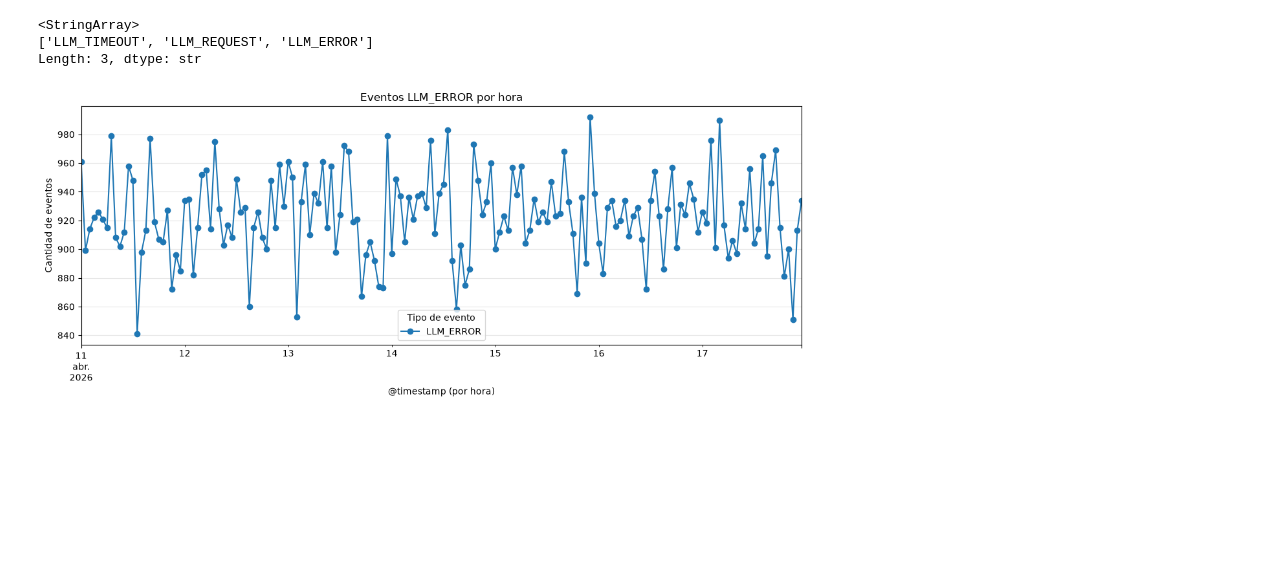
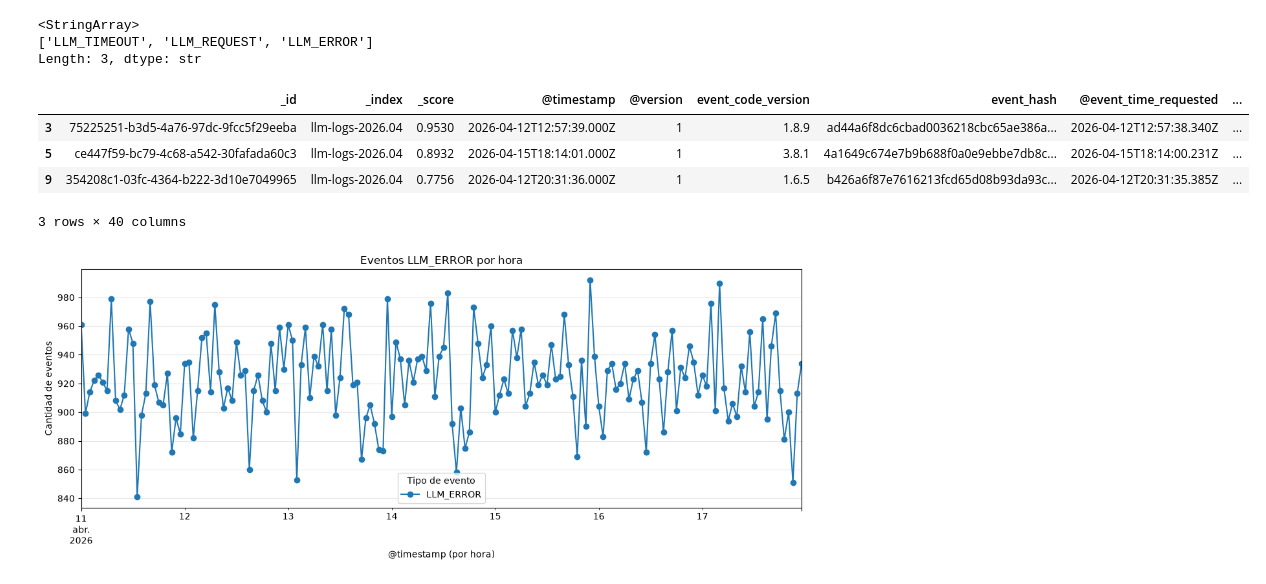
Before and after one commit to cr0ssd/RetoSAP, a Jupyter notebook: sandbox/analisis_descriptivo_Adrian.ipynb, the cells around one changed output. Saved outputs shown, nothing was run; the diff lists cells and outputs as text; code cells hidden in the pictures; blank space fills up the shorter version.

```diff
--- a/sandbox/analisis_descriptivo_Adrian.ipynb
+++ b/sandbox/analisis_descriptivo_Adrian.ipynb
@@ -114,3 +126,11 @@ Length: 3, dtype: str
+# %%
+df_llm.head(3)
+# %% [output]
+|  | _id | _index | _score | @timestamp | @version | event_code_version | event_hash | @event_time_requested | ... |
+| 3 | 75225251-b3d5-4a76-97dc-9fcc5f29eeba | llm-logs-2026.04 | 0.9530 | 2026-04-12T12:57:39.000Z | 1 | 1.8.9 | ad44a6f8dc6cbad0036218cbc65ae386a... | 2026-04-12T12:57:38.340Z | ... |
+| 5 | ce447f59-bc79-4c68-a542-30fafada60c3 | llm-logs-2026.04 | 0.8932 | 2026-04-15T18:14:01.000Z | 1 | 3.8.1 | 4a1649c674e7b9b688f0a0e9ebbe7db8c... | 2026-04-15T18:14:00.231Z | ... |
+| 9 | 354208c1-03fc-4364-b222-3d10e7049965 | llm-logs-2026.04 | 0.7756 | 2026-04-12T20:31:36.000Z | 1 | 1.6.5 | b426a6f87e7616213fcd65d08b93da93c... | 2026-04-12T20:31:35.385Z | ... |
+3 rows × 40 columns
 # %%
 df_llm_error = df_llm[
     df_llm["sap_function_log_type"].isin(["LLM_ERROR"])
```
Also changed, not shown: parts of 4 cells of this notebook.
